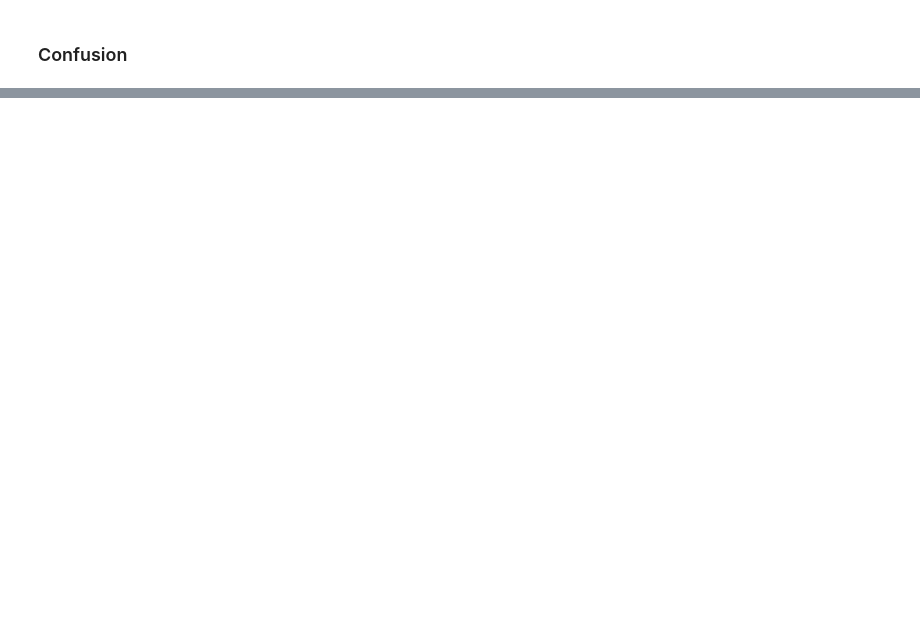
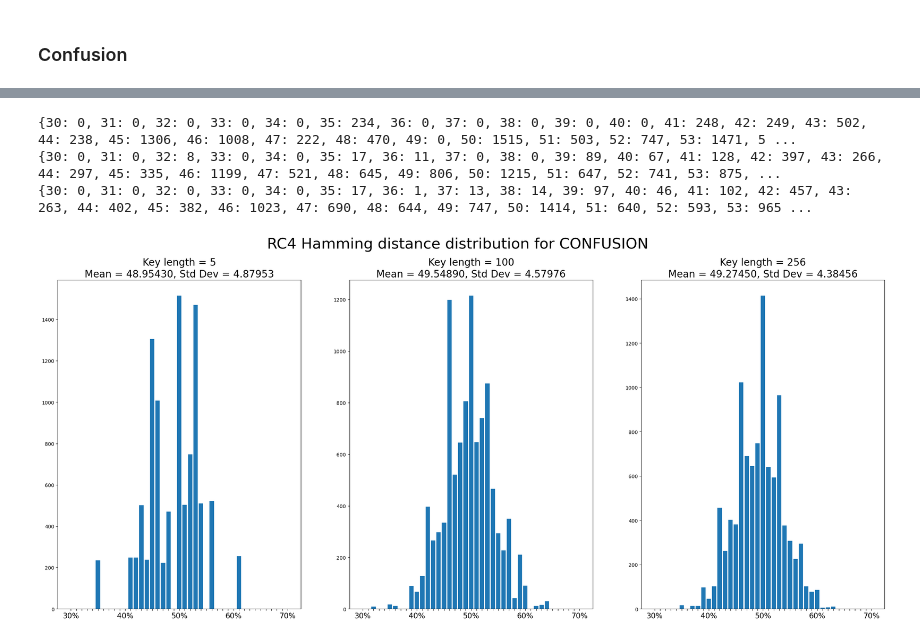
Before and after one commit to LBellini13/Elements-of-Applied-Data-Security, a Jupyter notebook: Block Ciphers/CipherCrafters.ipynb, the cells around one changed output, grey strips where cells are left out. Cells and saved outputs as stored; diff of their text form; code cells hidden in the pictures; blank space fills up the shorter version.

```diff
--- a/Block Ciphers/CipherCrafters.ipynb
+++ b/Block Ciphers/CipherCrafters.ipynb
@@ -289,0 +384,52 @@ b'hello world!'
+# %%
+iterations = 10000
+
+# Test using 3 different key lengths and w different drops
+RC4_key_lengths = [5, 100, 256]
+drop = 3072
+
+fig, axs = plt.subplots(1, len(RC4_key_lengths), figsize=(30, 12))
+fig.suptitle('RC4 Hamming distance distribution for CONFUSION', fontsize=30)
+for idx, length in enumerate(RC4_key_lengths):
+    # Generate random key of 16, 24 or 32 bytes
+    key = np.random.bytes(length)
+    # Instantiate RC4 cipher
+    rc4 = RC4(key, drop)
+    # Generate a random 50 bytes plaintext
+    ref_plaintext = np.random.bytes(16)
+    # Encrypt the plaintext
+    ref_ciphertext = bytearray(rc4.encrypt(ref_plaintext))
+
+    # Compute the list of hamming distances (as %) comparing the original
+    # ciphertext with the ones obtained flipping a random bit in the plaintext
+    dist = mcs_confusion('rc4', key, ref_plaintext, ref_ciphertext, iterations, drop)
+
+    # Dictionary for the hamming distance distribution
+    conf_dict = {i: 0 for i in range(30, 71)}
+
+    # Count how many outcomes per percentage
+    for value in dist:
+        for i in range(30, 71):
+            if i <= value < i + 1:
+                conf_dict[i] += 1
+                break
+
+    print(conf_dict)
+
+    # Compute mean and standard deviation of the distribution
+    mean = np.average(list(conf_dict.keys()), weights=list(conf_dict.values()))
+    std = np.sqrt(np.average((list(conf_dict.keys())-mean)**2, weights=list(conf_dict.values())))
+
+    axs[idx].bar(conf_dict.keys(), conf_dict.values())
+    axs[idx].set_title(f'Key length = {length}\nMean = {mean:.5f}, Std Dev = {std:.5f}', fontsize=20)
+    # Show only 30%, 40%, 50%, 60%, 70% x labels
+    axs[idx].set_xticks(list(conf_dict.keys()))
+    axs[idx].set_xticklabels(['' if label not in [30, 40, 50, 60, 70]
+                              else f'{label}%' for label in list(conf_dict.keys())], fontsize=15)
+
+plt.show()
+# %% [output]
+{30: 0, 31: 0, 32: 0, 33: 0, 34: 0, 35: 234, 36: 0, 37: 0, 38: 0, 39: 0, 40: 0, 41: 248, 42: 249, 43: 502, 44: 238, 45: 1306, 46: 1008, 47: 222, 48: 470, 49: 0, 50: 1515, 51: 503, 52: 747, 53: 1471, 5 ...
+{30: 0, 31: 0, 32: 8, 33: 0, 34: 0, 35: 17, 36: 11, 37: 0, 38: 0, 39: 89, 40: 67, 41: 128, 42: 397, 43: 266, 44: 297, 45: 335, 46: 1199, 47: 521, 48: 645, 49: 806, 50: 1215, 51: 647, 52: 741, 53: 875, ...
+{30: 0, 31: 0, 32: 0, 33: 0, 34: 0, 35: 17, 36: 1, 37: 13, 38: 14, 39: 97, 40: 46, 41: 102, 42: 457, 43: 263, 44: 402, 45: 382, 46: 1023, 47: 690, 48: 644, 49: 747, 50: 1414, 51: 640, 52: 593, 53: 965 ...
+[figure, added]
```
Also changed, not shown: parts of 12 cells of this notebook, 6 other files.
